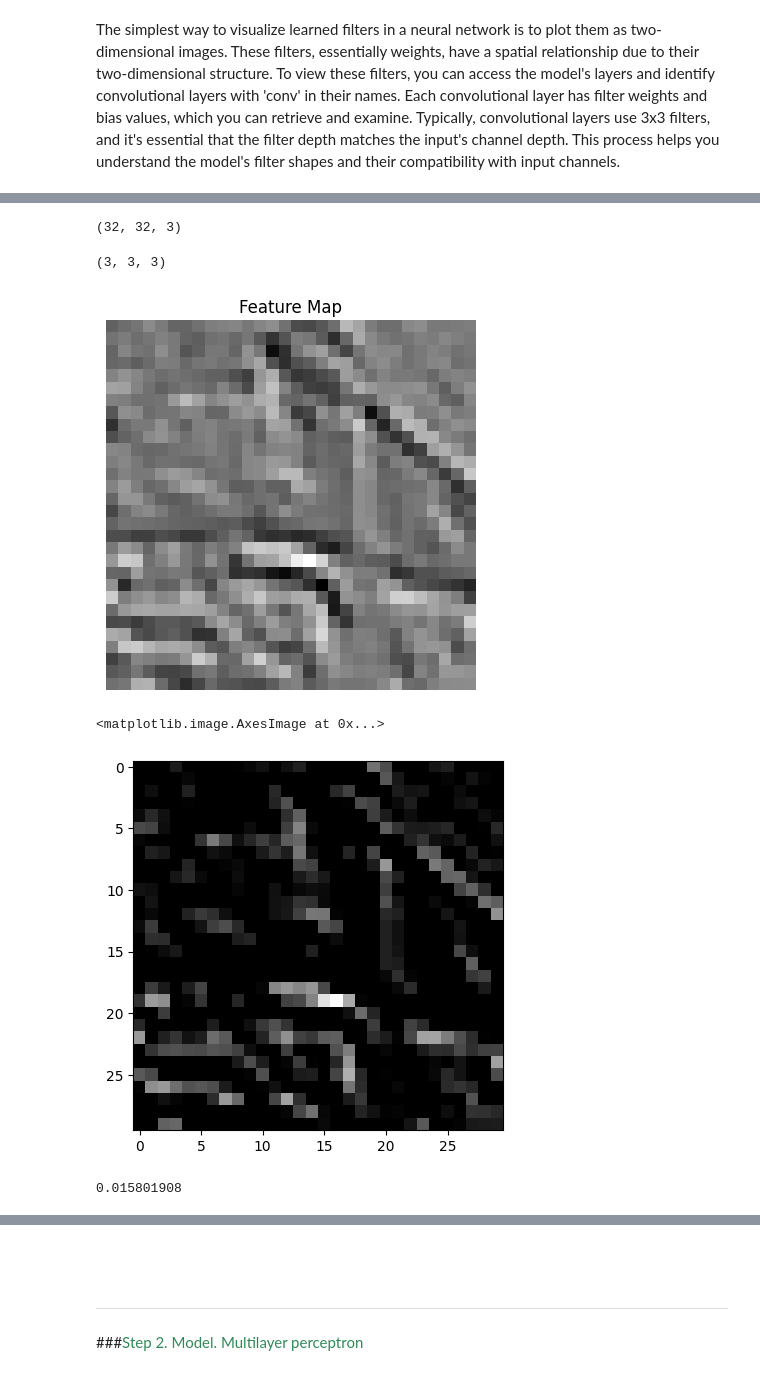
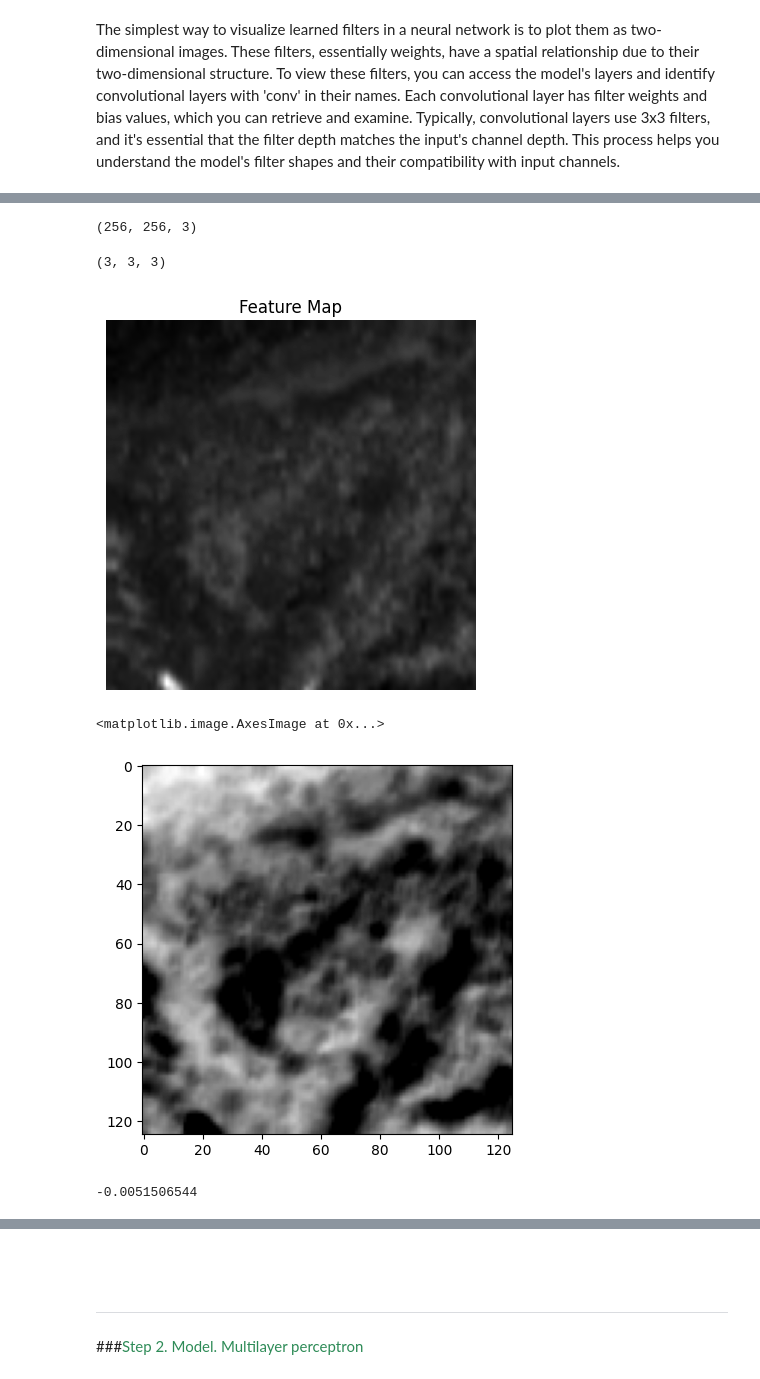
Before and after one commit to vytsb/Gilusis_Mokymas, a Jupyter notebook: cnn.ipynb, the cells around one changed output, grey strips where cells are left out. Drawn from its saved outputs; the diff is of its cells as text; code cells hidden in the pictures.

```diff
--- a/cnn.ipynb
+++ b/cnn.ipynb
@@ -310,7 +308,7 @@ The simplest way to visualize learned filters in a neural network is to plot the
 # %%
 #@title These are the building blocks of our neural networks.
 
-filters, biases = model.layers[0].get_weights()
+filters, biases = model.layers[3].get_weights()
 
 ix = 1
 for filter_i in range(2):
@@ -383,44 +381,48 @@ for _ in range(4):
 # %%
-train_images[1].shape
+train_images[2].shape
 # %% [output]
-(32, 32, 3)
+(256, 256, 3)
-# %%
-filter = filters[:,:,:,2]
-filter.shape
-# %% [output]
-(3, 3, 3)
+# %%
+filter = filters[:,:,:,2]
+# transpose
+filter = np.transpose(filter , (2, 0, 1))
+#only first 3
+filter = filter[10:13]
+filter.shape
+# %% [output]
+(3, 3, 3)
 # %%
 import numpy as np
 import matplotlib.pyplot as plt
 
 # Assuming train_images[1] is your input image (32x32x3) and filter has shape (3, 3, 3)
-input_image = train_images[1]
+input_image = train_images[2]
 
 
 # Perform convolution
 feature_map = np.zeros((input_image.shape[0] - filter.shape[0] + 1, input_image.shape[1] - filter.shape[1] + 1))
 
 for i in range(feature_map.shape[0]):
     for j in range(feature_map.shape[1]):
         feature_map[i, j] = np.sum(input_image[i:i+filter.shape[0], j:j+filter.shape[1], :] * filter)
 
 # Display the feature map
 plt.imshow(feature_map, cmap='gray')
 plt.title("Feature Map")
 plt.axis('off')
 plt.show()
 # %% [output]
-[figure, old version]
+[figure, new version]
 # %%
-plt.imshow(feature_maps[0, :, :, 2], cmap='gray')
+plt.imshow(feature_maps[0, :, :, 11], cmap='gray')
 # %% [output]
 <matplotlib.image.AxesImage at 0x...>
-[figure, old version]
+[figure, new version]
 # %%
 bias = biases[2]
 bias
 # %% [output]
-0.015801908
+-0.0051506544
 # %%
 import numpy as np
 import matplotlib.pyplot as plt
```
Also changed, not shown: parts of 13 cells of this notebook.
